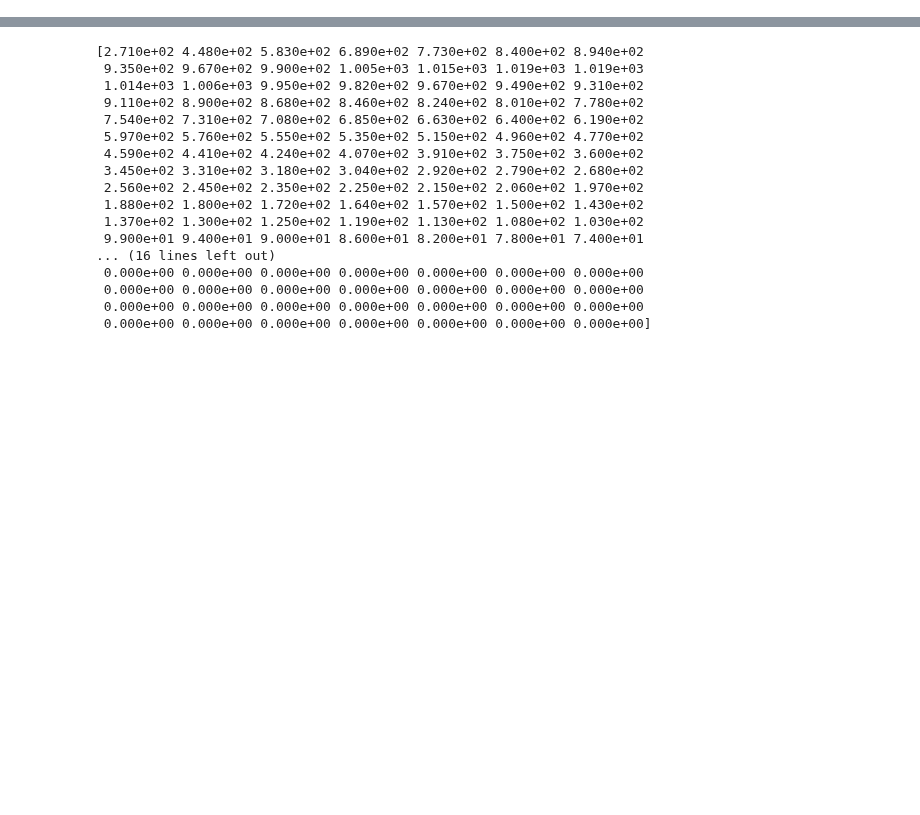
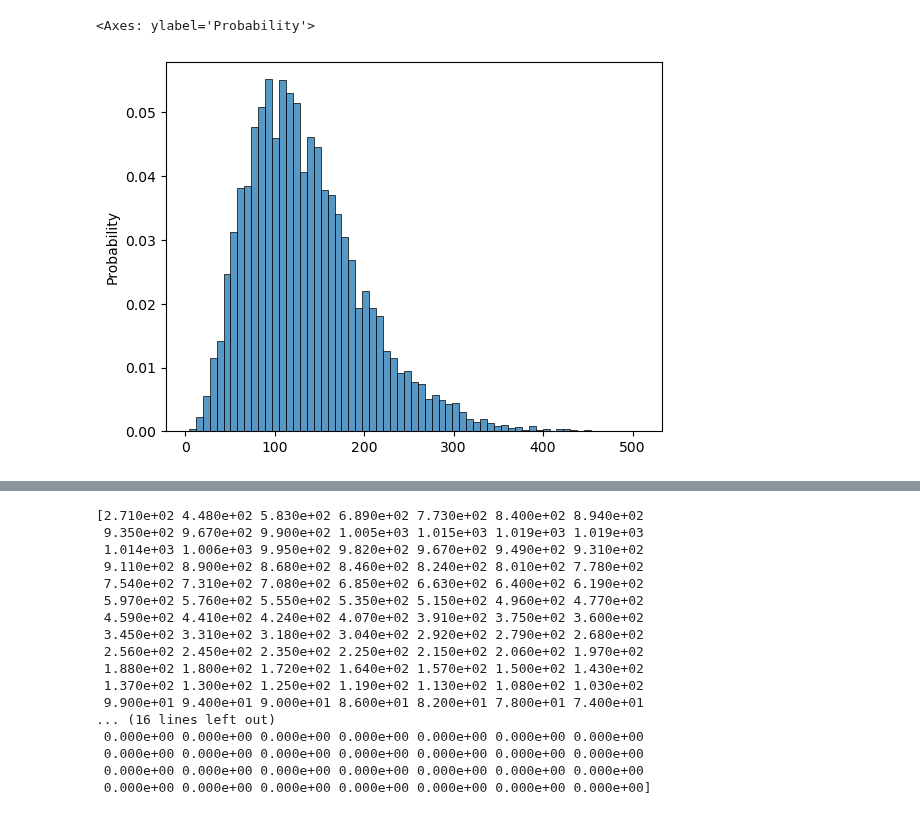
Before and after one commit to Reilly-Lab-Yale/tabula-rasa, a Jupyter notebook: analyses/supporting/bounds.ipynb, the cells around one changed output, grey strips where cells are left out. Saved outputs shown, nothing was run; the diff lists cells and outputs as text; code cells hidden in the pictures; blank space fills up the shorter version.

```diff
--- a/analyses/supporting/bounds.ipynb
+++ b/analyses/supporting/bounds.ipynb
@@ -64,0 +60,7 @@ from scipy.stats import nbinom
+# %%
+
+
+sns.histplot(draw_nb(self=scm.SHENDURE_BOUNDS.library_model,size=10000),stat="probability")
+# %% [output]
+<Axes: ylabel='Probability'>
+[figure, added]
```
Also changed, not shown: parts of 17 cells of this notebook, 1 other file.
